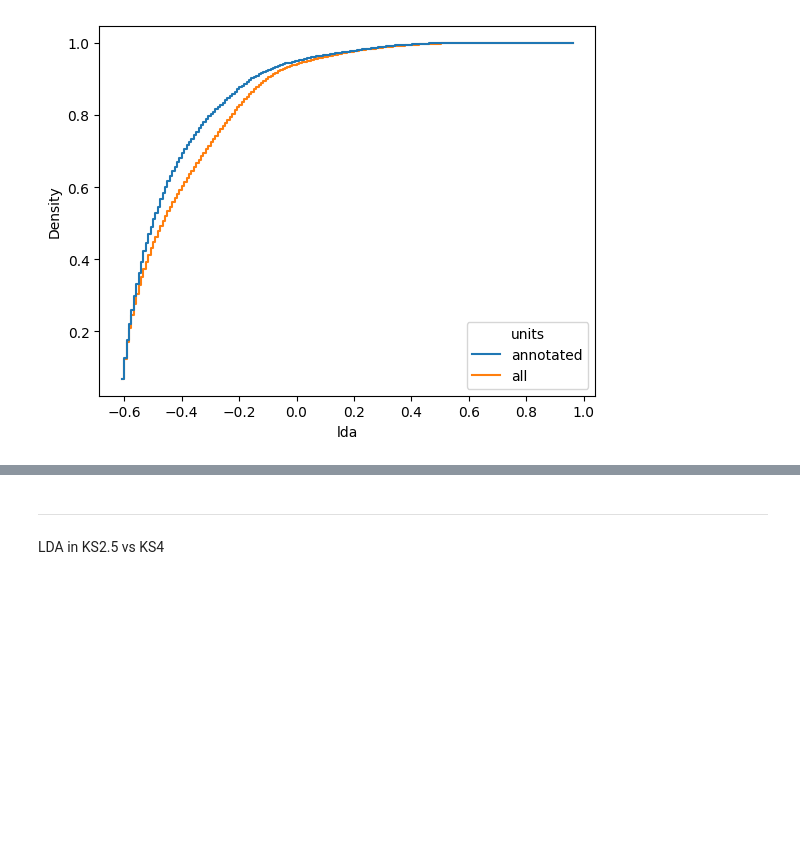
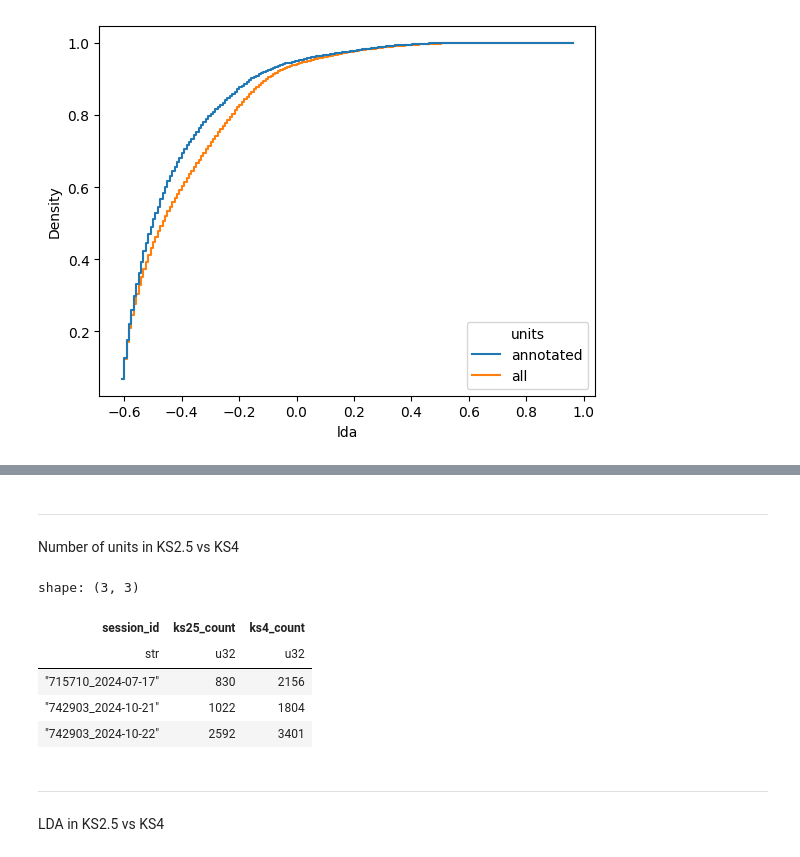
Before and after one commit to AllenNeuralDynamics/dynamic-routing-unit-drift-qc-dashboard, a Jupyter notebook: notebooks/drift_sessions.ipynb, the cells around one changed output, grey strips where cells are left out. Cells and saved outputs as stored; diff of their text form; code cells hidden in the pictures; blank space fills up the shorter version.

Commit message:
Add number of units comparison

```diff
--- a/notebooks/drift_sessions.ipynb
+++ b/notebooks/drift_sessions.ipynb
@@ -274,6 +274,43 @@ get_combined_above_threshold_chart(
 )
 # %% [output]
 [interactive output not drawn]
+# %% [markdown]
+---
+Number of units in KS2.5 vs KS4
+# %%
+metric= 'presence_ratio'
+(
+    pl.scan_parquet("s3://aind-scratch-data/dynamic-routing/unit-rasters-ks4/units.parquet")
+    .select('unit_id', metric)
+    .with_columns(sorter=pl.lit('ks4'))
+    .collect()
+    .extend(
+        pl.scan_parquet("s3://aind-scratch-data/dynamic-routing/cache/nwb_components/v0.0.261/consolidated/units.parquet")
+        .select('unit_id', metric)
+        .drop_nans(metric)
+        .with_columns(sorter=pl.lit('ks2.5'))
+        .collect()
+    )
+    .filter(pl.col('presence_ratio') > 0.9)
+    .with_columns(
+        sorter=pl.when(pl.col('unit_id').str.ends_with('_ks4')).then(pl.lit('ks4')).otherwise(pl.lit('ks2.5')),
+        session_id=pl.col('unit_id').str.split('_').list.slice(0, 2).list.join('_'),
+    )
+    .group_by('session_id')
+    .agg(
+        ks25_count=pl.col('unit_id').filter(pl.col('sorter') == 'ks2.5').count(),
+        ks4_count=pl.col('unit_id').filter(pl.col('sorter') == 'ks4').count(),
+    )
+    .filter(pl.col('ks4_count') != 0)
+    .sort('session_id')
+)
+# %% [output]
+shape: (3, 3)
+| session_id | ks25_count | ks4_count |
+| str | u32 | u32 |
+| "715710_2024-07-17" | 830 | 2156 |
+| "742903_2024-10-21" | 1022 | 1804 |
+| "742903_2024-10-22" | 2592 | 3401 |
 # %% [markdown]
 ---
 LDA in KS2.5 vs KS4
```
